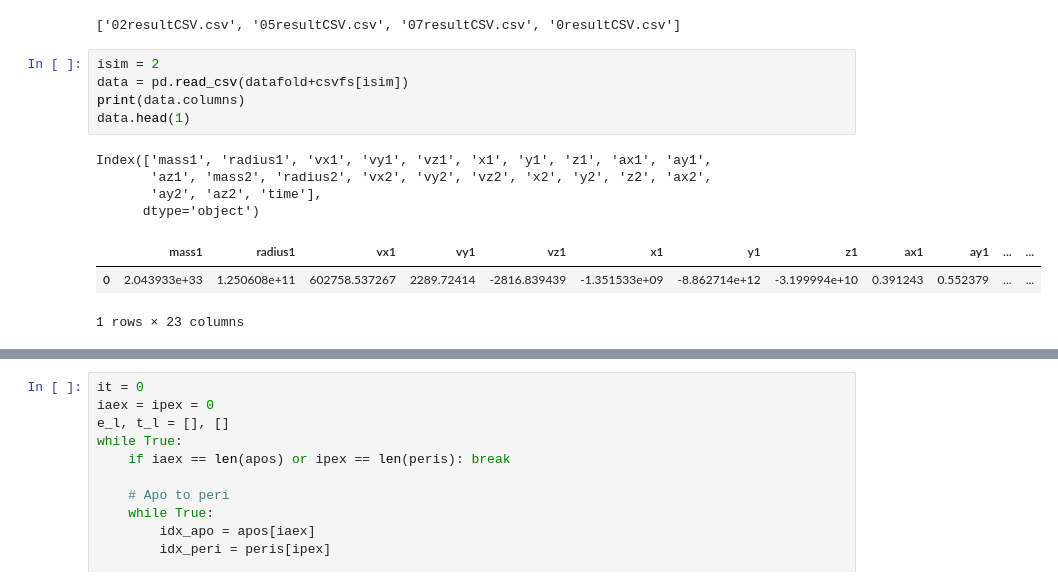
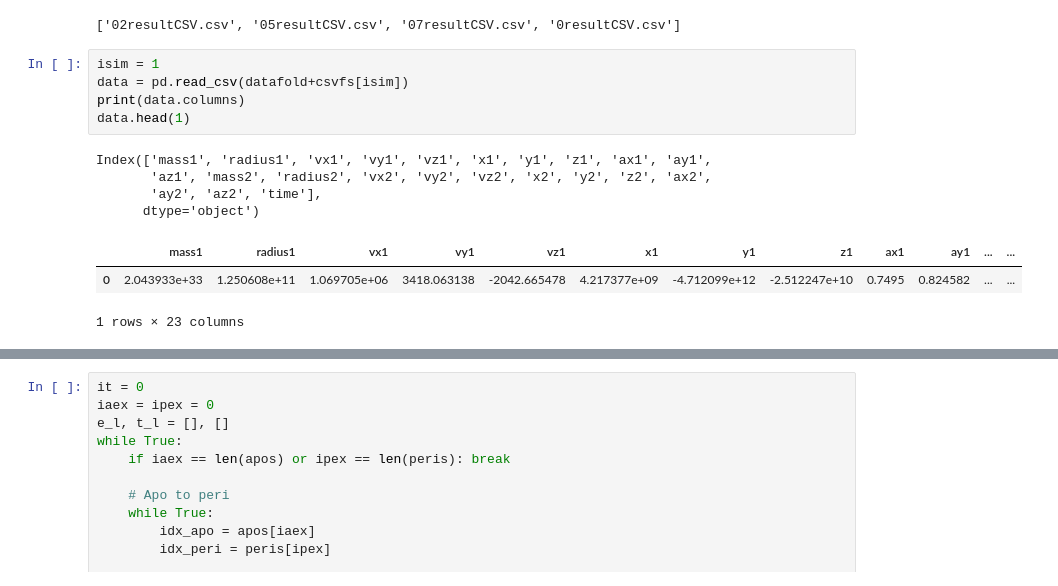
Before and after one commit to spzwart/DynBinEv, a Jupyter notebook: notebooks/comparing_hydro.ipynb, the cells around one changed output, grey strips where cells are left out. Saved outputs shown, nothing was run; the diff lists cells and outputs as text.

```diff
--- a/notebooks/comparing_hydro.ipynb
+++ b/notebooks/comparing_hydro.ipynb
@@ -53,17 +63,17 @@ N_trunc = [7647, 14412, 73200 , -1]
 # %% [output]
 ['02resultCSV.csv', '05resultCSV.csv', '07resultCSV.csv', '0resultCSV.csv']
 # %%
-isim = 2
+isim = 1
 data = pd.read_csv(datafold+csvfs[isim])
 print(data.columns)
 data.head(1)
 # %% [output]
 Index(['mass1', 'radius1', 'vx1', 'vy1', 'vz1', 'x1', 'y1', 'z1', 'ax1', 'ay1',
        'az1', 'mass2', 'radius2', 'vx2', 'vy2', 'vz2', 'x2', 'y2', 'z2', 'ax2',
        'ay2', 'az2', 'time'],
       dtype='object')
 |  | mass1 | radius1 | vx1 | vy1 | vz1 | x1 | y1 | z1 | ax1 | ay1 | ... | ... |
-| 0 | 2.043933e+33 | 1.250608e+11 | 602758.537267 | 2289.72414 | -2816.839439 | -1.351533e+09 | -8.862714e+12 | -3.199994e+10 | 0.391243 | 0.552379 | ... | ... |
+| 0 | 2.043933e+33 | 1.250608e+11 | 1.069705e+06 | 3418.063138 | -2042.665478 | 4.217377e+09 | -4.712099e+12 | -2.512247e+10 | 0.7495 | 0.824582 | ... | ... |
 1 rows × 23 columns
 # %%
 time, mass, pos, vel = reduce_data(data, Ntrunc=N_trunc[isim])
```
Also changed, not shown: parts of 21 cells of this notebook, 6 other files.
